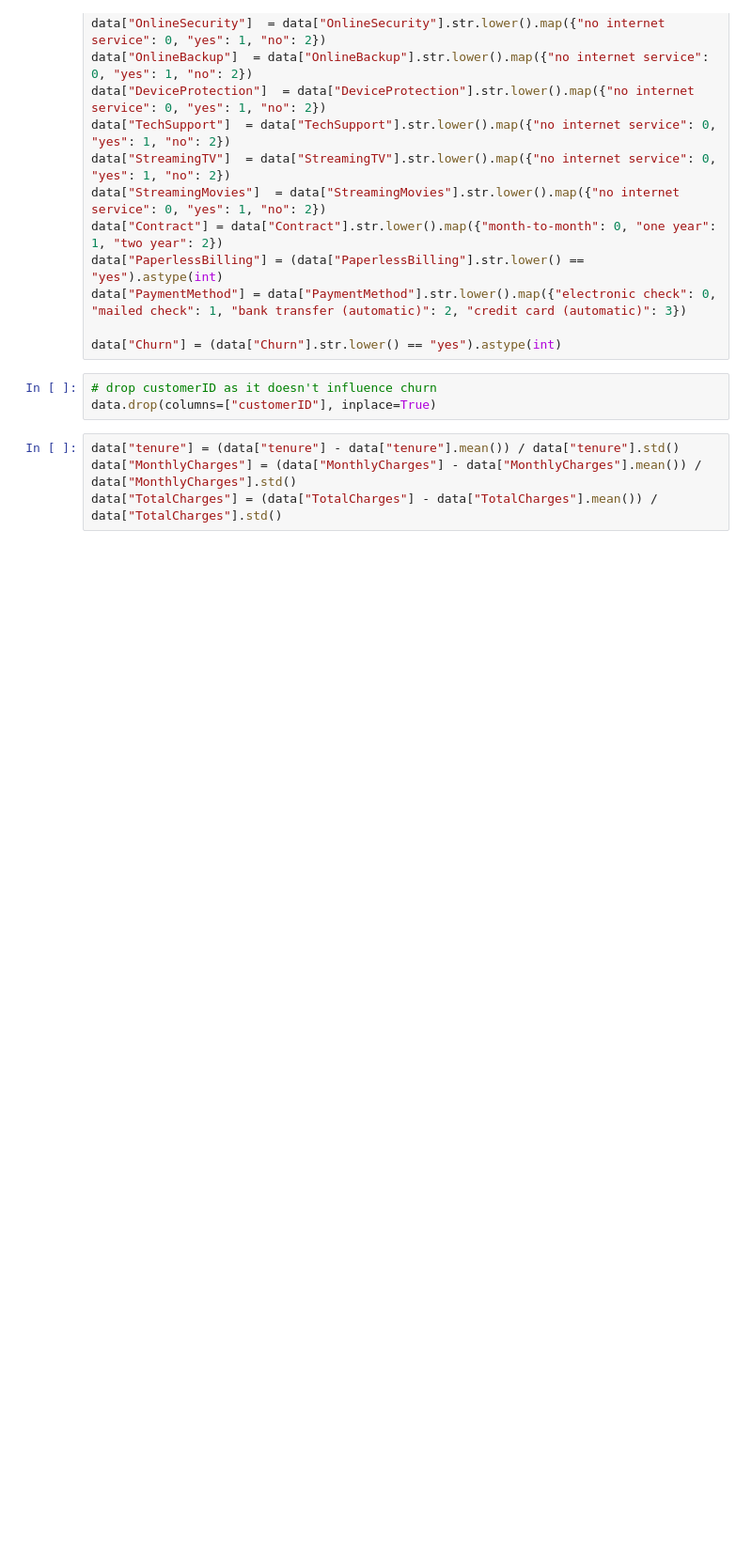
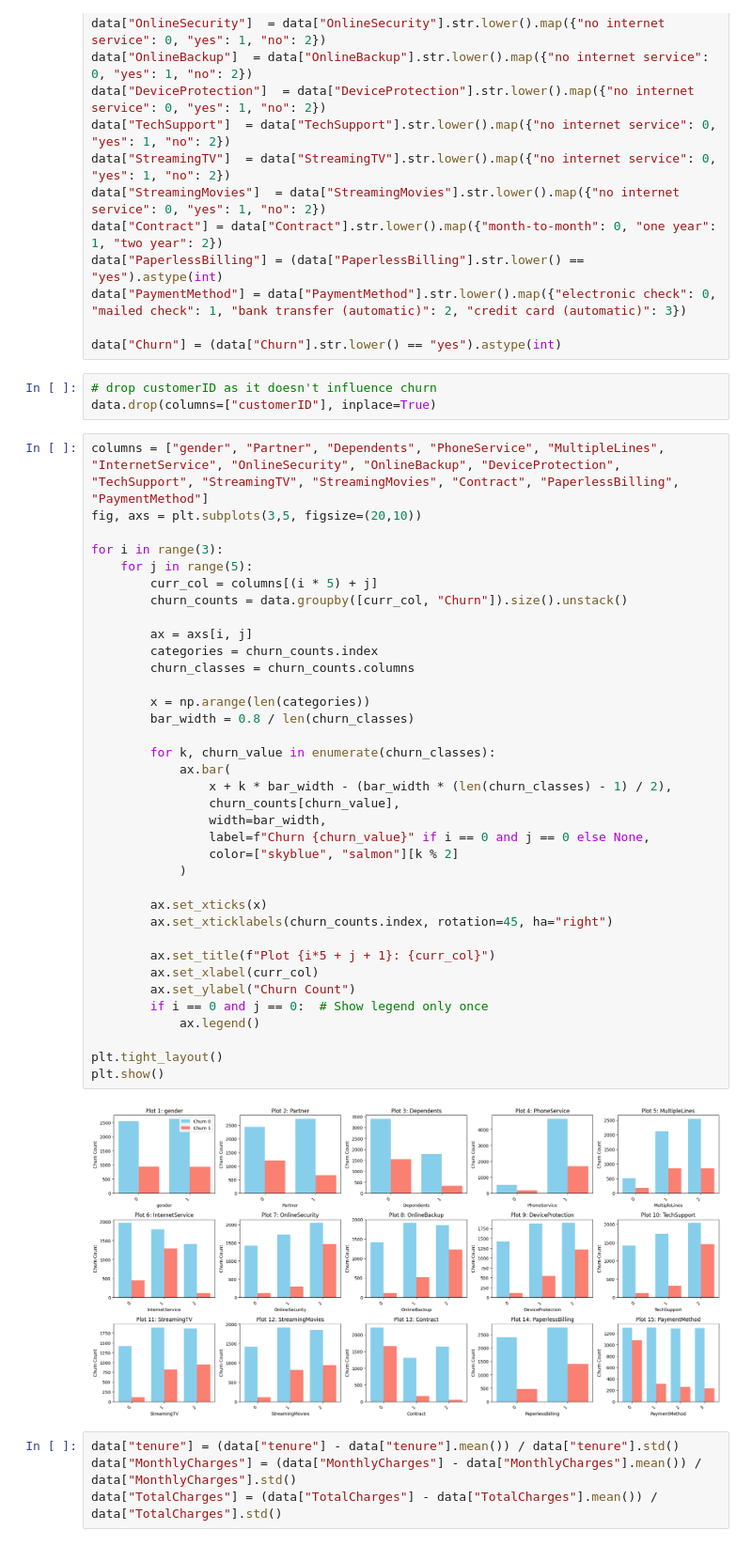
Before and after one commit to TimoteeVIII/TelcoCustomerChurn, a Jupyter notebook: test.ipynb, the cells around one changed output. Shown: that part at 94% size. Saved outputs shown, nothing was run; the diff lists cells and outputs as text; blank space fills up the shorter version.

Commit message:
feat: added graphs to show relationship between features and label

```diff
--- a/test.ipynb
+++ b/test.ipynb
@@ -91,6 +93,44 @@ data["Churn"] = (data["Churn"].str.lower() == "yes").astype(int)
 # %%
 # drop customerID as it doesn't influence churn
 data.drop(columns=["customerID"], inplace=True)
+# %%
+columns = ["gender", "Partner", "Dependents", "PhoneService", "MultipleLines", "InternetService", "OnlineSecurity", "OnlineBackup", "DeviceProtection", "TechSupport", "StreamingTV", "StreamingMovies", "Contract", "PaperlessBilling", "PaymentMethod"]
+fig, axs = plt.subplots(3,5, figsize=(20,10))
+
+for i in range(3):
+    for j in range(5):
+        curr_col = columns[(i * 5) + j]
+        churn_counts = data.groupby([curr_col, "Churn"]).size().unstack()
+
+        ax = axs[i, j]
+        categories = churn_counts.index
+        churn_classes = churn_counts.columns
+
+        x = np.arange(len(categories))
+        bar_width = 0.8 / len(churn_classes)
+
+        for k, churn_value in enumerate(churn_classes):
+            ax.bar(
+                x + k * bar_width - (bar_width * (len(churn_classes) - 1) / 2),
+                churn_counts[churn_value],
+                width=bar_width,
+                label=f"Churn {churn_value}" if i == 0 and j == 0 else None,
+                color=["skyblue", "salmon"][k % 2]
+            )
+
+        ax.set_xticks(x)
+        ax.set_xticklabels(churn_counts.index, rotation=45, ha="right")
+
+        ax.set_title(f"Plot {i*5 + j + 1}: {curr_col}")
+        ax.set_xlabel(curr_col)
+        ax.set_ylabel("Churn Count")
+        if i == 0 and j == 0:  # Show legend only once
+            ax.legend()
+
+plt.tight_layout()
+plt.show()
+# %% [output]
+[figure, added]
 # %%
 data["tenure"] = (data["tenure"] - data["tenure"].mean()) / data["tenure"].std()
 data["MonthlyCharges"] = (data["MonthlyCharges"] - data["MonthlyCharges"].mean()) / data["MonthlyCharges"].std()
```
Also changed, not shown: parts of 2 cells of this notebook.
